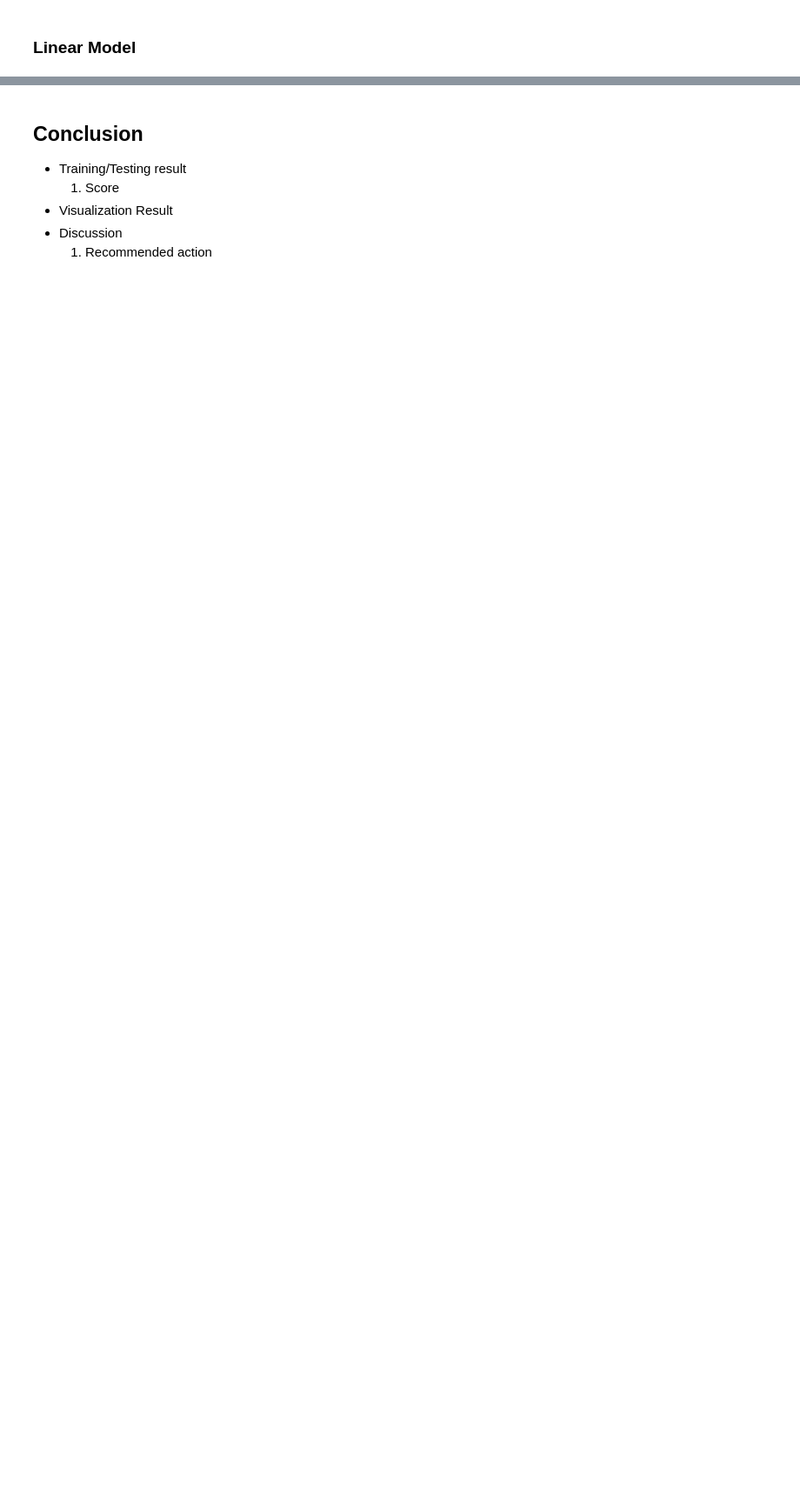
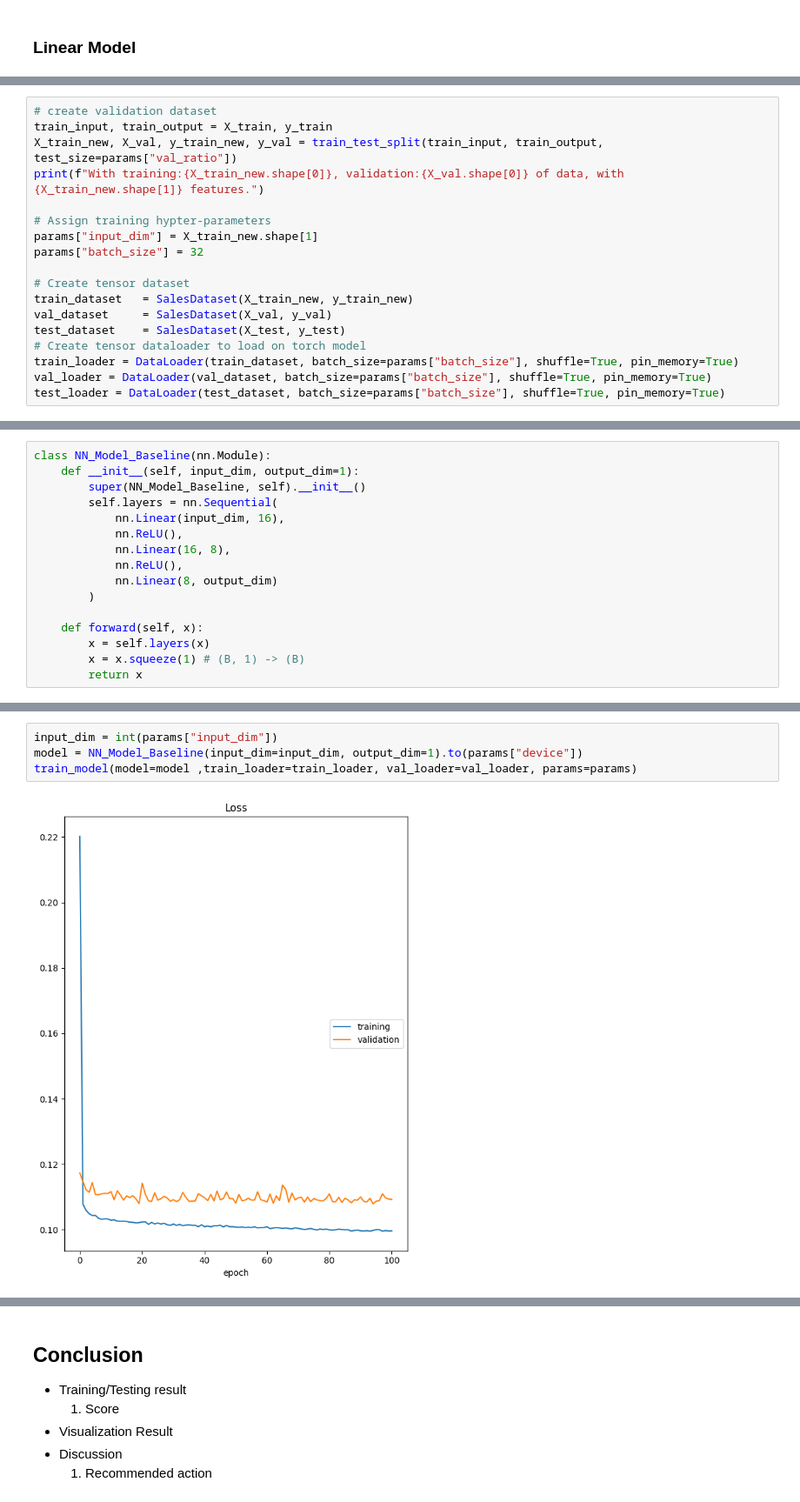
Before and after one commit to Mahipt/Marijuana_SalesPrediction, a Jupyter notebook: src/Sales_Prediction_v2.ipynb, the cells around one changed output, grey strips where cells are left out. Shown at 87% size. Drawn from its saved outputs; the diff is of its cells as text; blank space fills up the shorter version.

Commit message:
adding NN training result

```diff
--- a/src/Sales_Prediction_v2.ipynb
+++ b/src/Sales_Prediction_v2.ipynb
@@ -530,0 +569,18 @@ Accuracy: 91.03%, Loss: 8.97%
+# %%
+# create validation dataset
+train_input, train_output = X_train, y_train
+X_train_new, X_val, y_train_new, y_val = train_test_split(train_input, train_output, test_size=params["val_ratio"])
+print(f"With training:{X_train_new.shape[0]}, validation:{X_val.shape[0]} of data, with {X_train_new.shape[1]} features.")
+
+# Assign training hypter-parameters
+params["input_dim"] = X_train_new.shape[1]
+params["batch_size"] = 32
+
+# Create tensor dataset
+train_dataset   = SalesDataset(X_train_new, y_train_new)
+val_dataset     = SalesDataset(X_val, y_val)
+test_dataset    = SalesDataset(X_test, y_test)
+# Create tensor dataloader to load on torch model
+train_loader = DataLoader(train_dataset, batch_size=params["batch_size"], shuffle=True, pin_memory=True)
+val_loader = DataLoader(val_dataset, batch_size=params["batch_size"], shuffle=True, pin_memory=True)
+test_loader = DataLoader(test_dataset, batch_size=params["batch_size"], shuffle=True, pin_memory=True)
@@ -530,0 +591,16 @@ Accuracy: 91.03%, Loss: 8.97%
+# %%
+class NN_Model_Baseline(nn.Module):
+    def __init__(self, input_dim, output_dim=1):
+        super(NN_Model_Baseline, self).__init__()
+        self.layers = nn.Sequential(
+            nn.Linear(input_dim, 16),
+            nn.ReLU(),
+            nn.Linear(16, 8),
+            nn.ReLU(),
+            nn.Linear(8, output_dim)
+        )
+
+    def forward(self, x):
+        x = self.layers(x)
+        x = x.squeeze(1) # (B, 1) -> (B)
+        return x
@@ -530,0 +681,6 @@ Accuracy: 91.03%, Loss: 8.97%
+# %%
+input_dim = int(params["input_dim"])
+model = NN_Model_Baseline(input_dim=input_dim, output_dim=1).to(params["device"])
+train_model(model=model ,train_loader=train_loader, val_loader=val_loader, params=params)
+# %% [output]
+[figure, added]
```
Also changed, not shown: parts of 14 cells of this notebook, 6 other files.
